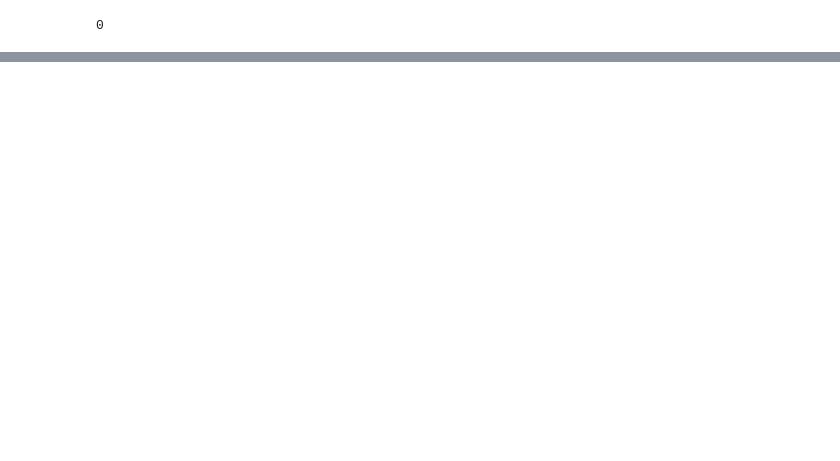
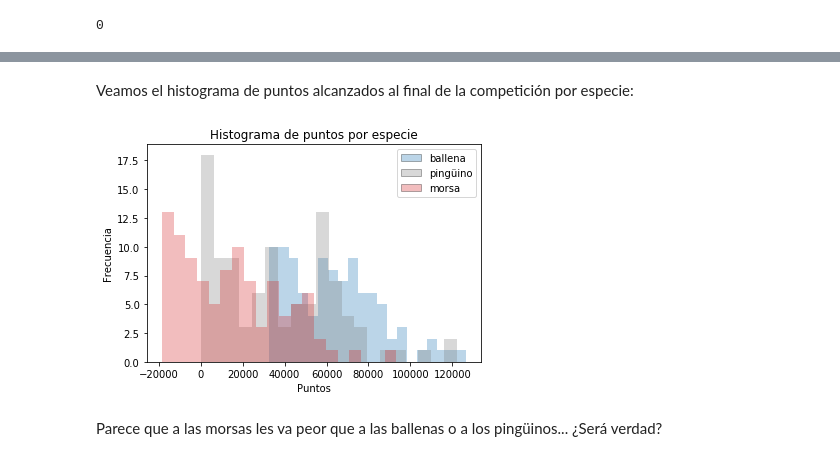
Before and after one commit to uibcdf/Morsa, a Jupyter notebook: examples/Tutorial.ipynb, the cells around one changed output, grey strips where cells are left out. Saved outputs shown, nothing was run; the diff lists cells and outputs as text; code cells hidden in the pictures; blank space fills up the shorter version.

Commit message:
Morsa finished in its first version

```diff
--- a/examples/Tutorial.ipynb
+++ b/examples/Tutorial.ipynb
@@ -51,0 +281,16 @@ jugador_azul.puntos
+# %%
+indices_de_jugadores_a_observar = [3, 24, 45, 67, 82, 107, 122, 148, 161, 183, 205, 226, 241, 265, 289]
+
+if indice_jugador_ganador not in indices_de_jugadores_a_observar:
+    indices_de_jugadores_a_observar.append(indice_jugador_ganador)
+# %%
+diccionario_colores = {'ballena':'tab:blue', 'morsa':'tab:red', 'pingüino':'tab:gray'}
+# %%
+for ii in indices_de_jugadores_a_observar:
+    color_especie = diccionario_colores[jugador[ii].especie]
+    plt.plot(historico_jugadores[ii,:],'-', color=color_especie)
+
+plt.title("Torneo Regular - Conferencia Pacífico")
+plt.xlabel("Ronda")
+plt.ylabel("Puntos")
+plt.show()
@@ -51,0 +299,29 @@ jugador_azul.puntos
+# %% [markdown]
+Veamos el histograma de puntos alcanzados al final de la competición por especie:
+# %%
+puntuacion_final_ballenas=[]
+puntuacion_final_pinguinos=[]
+puntuacion_final_morsas=[]
+
+for ii in range(numero_de_jugadores):
+    if jugador[ii].especie == 'ballena':
+        puntuacion_final_ballenas.append(historico_jugadores[ii,-1])
+    elif jugador[ii].especie == 'pingüino':
+        puntuacion_final_pinguinos.append(historico_jugadores[ii,-1])
+    else:
+        puntuacion_final_morsas.append(historico_jugadores[ii,-1])
+# %%
+plt.hist(puntuacion_final_ballenas, histtype='stepfilled', color=diccionario_colores['ballena'], alpha=0.3, bins=20)
+plt.hist(puntuacion_final_pinguinos, histtype='stepfilled', color=diccionario_colores['pingüino'], alpha=0.3, bins=20)
+plt.hist(puntuacion_final_morsas, histtype='stepfilled', color=diccionario_colores['morsa'], alpha=0.3, bins=20)
+plt.title("Histograma de puntos por especie")
+plt.xlabel("Puntos")
+plt.ylabel("Frecuencia")
+labels= ["ballena","pingüino", "morsa"]
+handles = [plt.Rectangle((0,0),1,1,color=diccionario_colores[ii],ec="k", alpha=0.3) for ii in labels]
+plt.legend(handles, labels)
+plt.show()
+# %% [output]
+[figure, added]
+# %% [markdown]
+Parece que a las morsas les va peor que a las ballenas o a los pingüinos... ¿Será verdad?
```
Also changed, not shown: parts of 75 cells of this notebook, 5 other files.
